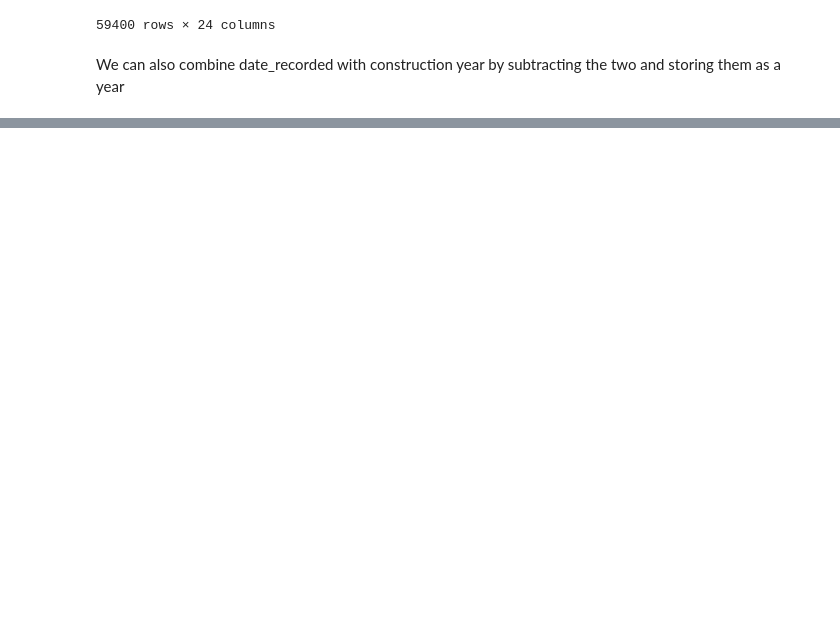
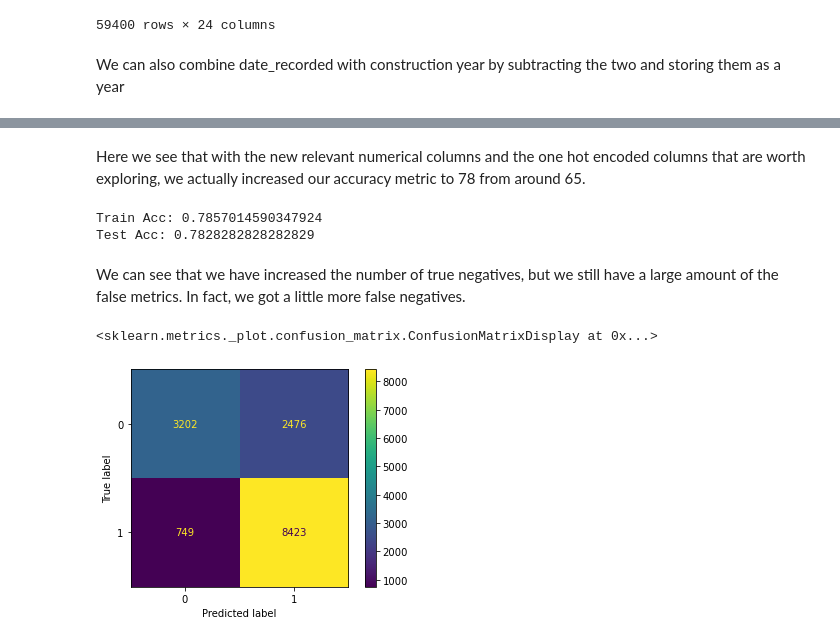
Before and after one commit to Zxhjlk/Phase3Project, a Jupyter notebook: notebooks/DataCleaning.ipynb, the cells around one changed output, grey strips where cells are left out. Saved outputs shown, nothing was run; the diff lists cells and outputs as text; code cells hidden in the pictures; blank space fills up the shorter version.

```diff
--- a/notebooks/DataCleaning.ipynb
+++ b/notebooks/DataCleaning.ipynb
@@ -169,0 +219,7 @@ prep_df_values
+# %%
+y = prep_df_values['status_group']
+X = prep_df_values[['amount_tsh', 'gps_height', 'longitude', 'latitude', 'num_private', 'population', 'years_active',
+                     'basin', 'region', 'extraction_type_class', 'management_group', 'quality_group', 'permit',
+                     'waterpoint_type_group', 'quantity_group', 'payment_type']]
+#X = pd.get_dummies(X, columns=['basin', 'region', 'extraction_type_class', 'management_group', 'quality_group', 'permit', 'waterpoint_type_group', 'quantity_group', 'payment_type'], drop_first=True, dtype=int)
+X
@@ -169,0 +240,47 @@ prep_df_values
+# %% [markdown]
+Here we see that with the new relevant numerical columns and the one hot encoded columns that are worth exploring, we actually increased our accuracy metric to 78 from around 65.
+# %%
+from sklearn.preprocessing import StandardScaler
+from sklearn.experimental import enable_iterative_imputer
+from sklearn.impute import SimpleImputer, IterativeImputer
+X_train, X_test, y_train, y_test = train_test_split(X, y, test_size = 0.25, random_state=42)
+
+num_imp = SimpleImputer(strategy='median')
+cat_imp = SimpleImputer(strategy='most_frequent')
+#Impute numeric and categorical columns for train and test set
+X_train_num = X_train[['amount_tsh', 'gps_height', 'longitude', 'latitude', 'num_private', 'population' ,'years_active']]
+X_train_cat = X_train[['basin', 'region' ,'extraction_type_class', 'management_group', 'quality_group', 'permit', 'waterpoint_type_group', 'quantity_group' ,'payment_type']]
+X_test_num = X_test[['amount_tsh', 'gps_height', 'longitude', 'latitude', 'num_private', 'population' ,'years_active']]
+X_test_cat = X_test[['basin', 'region' ,'extraction_type_class', 'management_group', 'quality_group', 'permit', 'waterpoint_type_group', 'quantity_group' ,'payment_type']]
+
+#Fit transform for train, transform test
+num_arr = num_imp.fit_transform(X_train_num)
+cat_arr = cat_imp.fit_transform(X_train_cat)
+num_t_arr = num_imp.transform(X_test_num)
+cat_t_arr = cat_imp.transform(X_test_cat)
+
+#One Hot Encode Train
+X_train_imp = pd.concat([pd.DataFrame(num_arr, columns=X_train_num.columns, index= X_train_num.index), pd.DataFrame(cat_arr, columns=X_train_cat.columns, index=X_train_cat.index)], axis=1)
+X_train_imp = pd.get_dummies(X_train_imp, columns=['basin', 'region', 'extraction_type_class', 'management_group', 'quality_group', 'permit', 'waterpoint_type_group', 'quantity_group', 'payment_type'], drop_first=True, dtype=int)
+#Test
+X_test_imp = pd.concat([pd.DataFrame(num_t_arr, columns=X_test_num.columns, index= X_test_num.index), pd.DataFrame(cat_t_arr, columns=X_test_cat.columns, index=X_test_cat.index)], axis=1)
+X_test_imp = pd.get_dummies(X_test_imp, columns=['basin', 'region', 'extraction_type_class', 'management_group', 'quality_group', 'permit', 'waterpoint_type_group', 'quantity_group', 'payment_type'], drop_first=True, dtype=int)
+
+model = LogisticRegression(solver='liblinear', max_iter=10000)
+model.fit(X_train_imp, y_train)
+
+y_train_pred = model.predict(X_train_imp)
+y_pred = model.predict(X_test_imp)
+print(f"Train Acc: {accuracy_score(y_train, y_train_pred)}\nTest Acc: {accuracy_score(y_test, y_pred)}")
+# %% [output]
+Train Acc: 0.7857014590347924
+Test Acc: 0.7828282828282829
+# %% [markdown]
+We can see that we have increased the number of true negatives, but we still have a large amount of the false metrics. In fact, we got a little more false negatives.
+# %%
+cm = confusion_matrix(y_test, y_pred)
+disp = ConfusionMatrixDisplay(cm)
+disp.plot()
+# %% [output]
+<sklearn.metrics._plot.confusion_matrix.ConfusionMatrixDisplay at 0x...>
+[figure, added]
```
Also changed, not shown: parts of 19 cells of this notebook.
